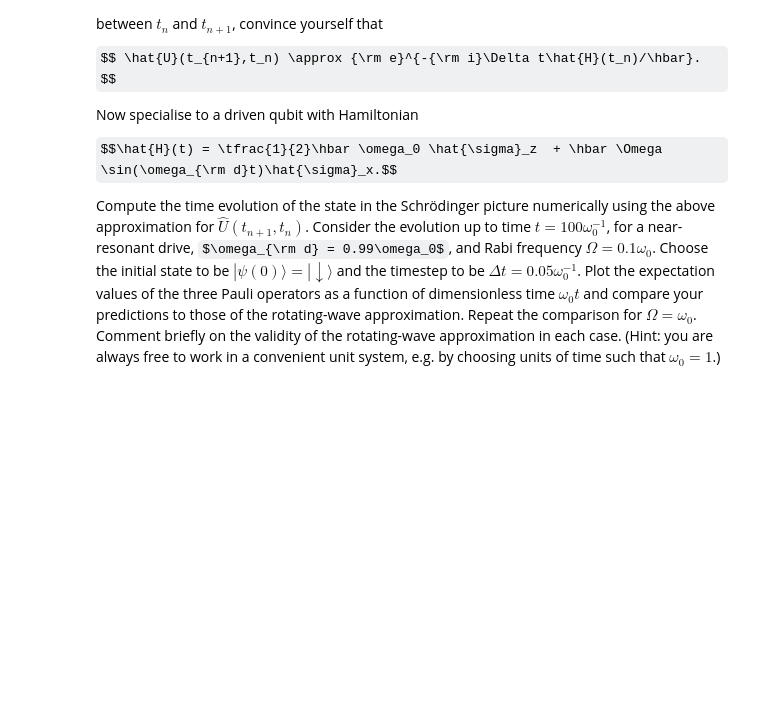
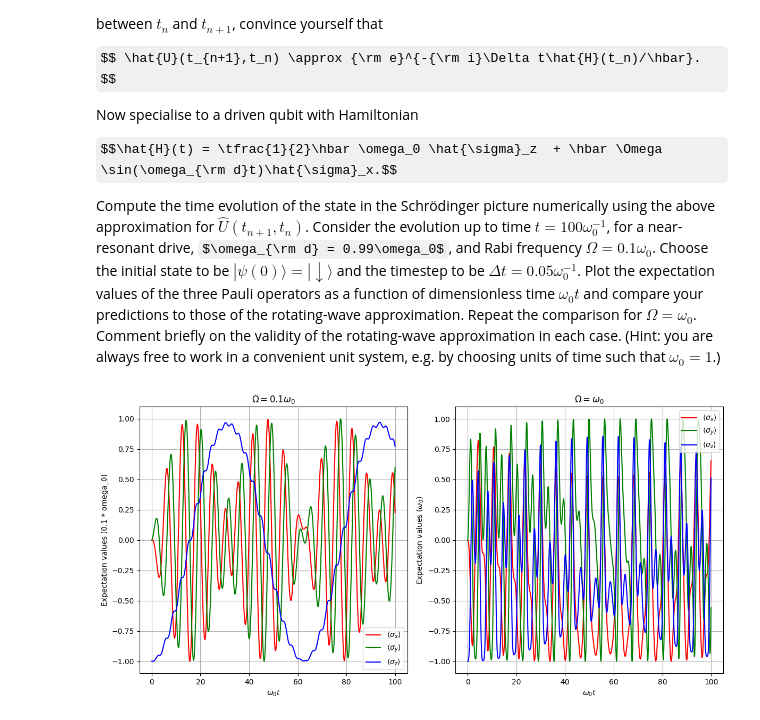
Before and after one commit to JavierAyala381/OpenQuantumSystemsSet1, a Jupyter notebook: Worksheet_1.ipynb, the cells around one changed output. Saved outputs shown, nothing was run; the diff lists cells and outputs as text; code cells hidden in the pictures; some formulas as TeX source; blank space fills up the shorter version.

```diff
--- a/Worksheet_1.ipynb
+++ b/Worksheet_1.ipynb
@@ -575,3 +628,78 @@ Now specialise to a driven qubit with Hamiltonian
 $$\hat{H}(t) = \tfrac{1}{2}\hbar \omega_0 \hat{\sigma}_z  + \hbar \Omega \sin(\omega_{\rm d}t)\hat{\sigma}_x.$$
 
 Compute the time evolution of the state in the Schrödinger picture numerically using the above approximation for $\hat{U}(t_{n+1},t_n)$. Consider the evolution up to time $t=100\omega_0^{-1}$, for a near-resonant drive, $\omega_{\rm d} = 0.99\omega_0$, and Rabi frequency $\Omega = 0.1\omega_0$. Choose the initial state to be $|\psi(0)\rangle = |\downarrow\rangle$ and the timestep to be $\Delta t=0.05\omega_0^{-1}$. Plot the expectation values of the three Pauli operators as a function of dimensionless time $\omega_0 t$ and compare your predictions to those of the rotating-wave approximation. Repeat the comparison for $\Omega = \omega_0$. Comment briefly on the validity of the rotating-wave approximation in each case. (Hint: you are always free to work in a convenient unit system, e.g. by choosing units of time such that $\omega_0=1$.)
+# %%
+# Parameters
+omega_0 = 1.0 # Let omega = 1, for convenience
+omega_d = 0.99 * omega_0
+Delta_t = 0.05 / omega_0
+Omega = 0.1 * omega_0  # or Omega = omega_0 for second case
+T_max = 100 / omega_0
+timesteps = int(T_max / Delta_t)
+
+# Initial state |down>
+psi = np.array([0, 1], dtype=complex)
+
+def H(t: float, Omega: float, omega_d: float):
+    ''' Function that computes the Hamiltonian for the driven qubit at time t '''
+    H_z = 0.5 * omega_0 * sigma_z
+    H_x = Omega * np.sin(omega_d * t) * sigma_x
+    return H_z + H_x
+
+def evolveState(omega: float, init: np.array):
+    ''' Evolves the state of the initial vector '''
+    # Create the initial state psi
+    psi = init
+    # Create the arrange of time interval from 0 up to t max with step delta_t
+    times = np.arange(0, T_max, Delta_t)
+    # Crete the arrays that will holds the expectation value of the sigma operators
+    sigma_x_exp, sigma_y_exp, sigma_z_exp = [], [], []
+    # Iterate over the time intervals to compute the expectation values
+    for t in times:
+        # Compute the Hamiltonian at time t
+        H_t = H(t, omega, omega_d)
+        # Compute the time evolution operator
+        U = scipy.linalg.expm(-1j * Delta_t * H_t)
+        # Evolve the state
+        psi = np.dot(U, psi)
+        # Calculate expectation values
+        sigma_x_exp.append(np.vdot(psi, np.dot(sigma_x, psi)).real)
+        sigma_y_exp.append(np.vdot(psi, np.dot(sigma_y, psi)).real)
+        sigma_z_exp.append(np.vdot(psi, np.dot(sigma_z, psi)).real)
+    return times, sigma_x_exp, sigma_y_exp, sigma_z_exp
+
+# First compute the evolved state for the initial state psi and the value of omega set to 0.1w_0
+times_1, sx_1, sy_1, sz_1 = evolveState(Omega, psi)
+# Now compute the evolved state for the initial state psi and the value of omega set to w_0 = 1
+times_2, sx_2, sy_2, sz_2 = evolveState(1, psi)
+# Plot the results
+
+# Create a figure with two subplots in a 1x2 grid
+fig, axes = plt.subplots(1, 2, figsize=(12, 6))
+a0,a1 = axes
+
+# Plot the results for Omega = 0.1 * omega_0 in the first subplot
+a0.plot(times_1 * omega_0, sx_1, label=r'$\langle \sigma_x \rangle$', color='red')
+a0.plot(times_1 * omega_0, sy_1, label=r'$\langle \sigma_y \rangle$', color='green')
+a0.plot(times_1 * omega_0, sz_1, label=r'$\langle \sigma_z \rangle$', color='blue')
+a0.set_xlabel(r'$\omega_0 t$')
+a0.set_ylabel('Expectation values (0.1 * omega_0)')
+a0.legend()
+a0.grid(True)
+a0.set_title(r'$\Omega = 0.1 \omega_0$')
+
+# Plot the results for Omega = omega_0 in the second subplot
+a1.plot(times_2 * omega_0, sx_2, label=r'$\langle \sigma_x \rangle$', color='red')
+a1.plot(times_2 * omega_0, sy_2, label=r'$\langle \sigma_y \rangle$', color='green')
+a1.plot(times_2 * omega_0, sz_2, label=r'$\langle \sigma_z \rangle$', color='blue')
+a1.set_xlabel(r'$\omega_0 t$')
+a1.set_ylabel('Expectation values ($\omega_0$)')
+a1.legend()
+a1.grid(True)
+a1.set_title(r'$\Omega = \omega_0$')
+
+# Adjust layout and display the plots
+plt.tight_layout()
+plt.show()
+# %% [output]
+[figure, added]
```
Also changed, not shown: parts of 2 cells of this notebook.
